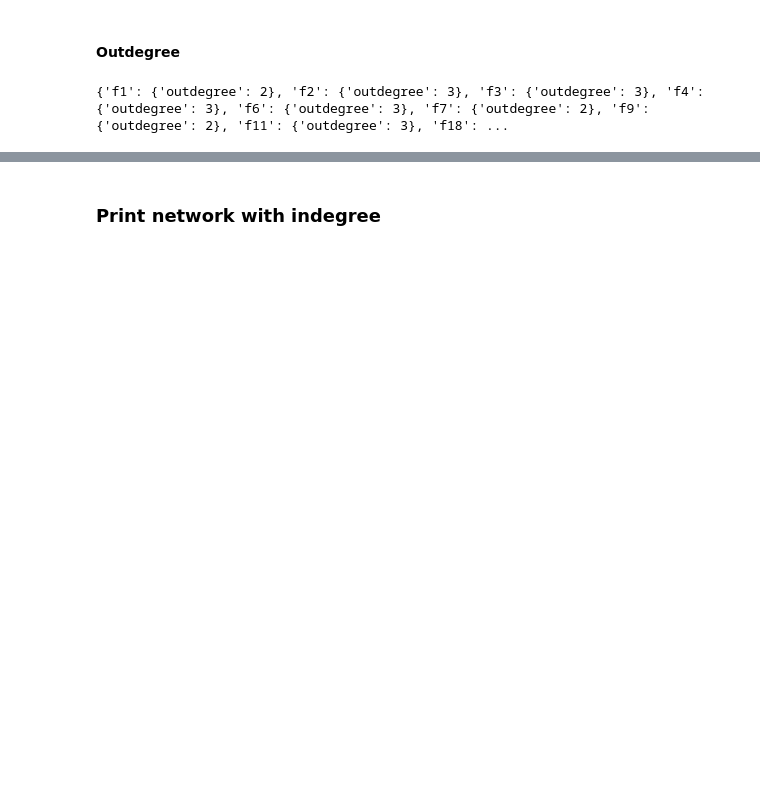
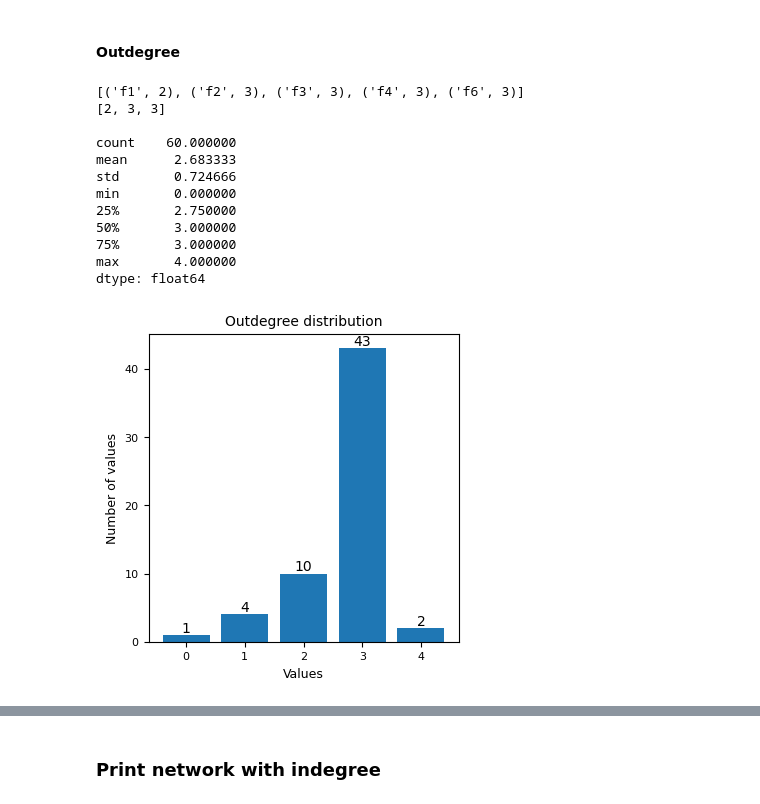
Before and after one commit to Sciences-historiques-numeriques/histoire_numerique_methodes, a Jupyter notebook: analyse_reseaux/pajek_book/chapter3.ipynb, the cells around one changed output, grey strips where cells are left out. Saved outputs shown, nothing was run; the diff lists cells and outputs as text; code cells hidden in the pictures; blank space fills up the shorter version.

```diff
--- a/analyse_reseaux/pajek_book/chapter3.ipynb
+++ b/analyse_reseaux/pajek_book/chapter3.ipynb
@@ -288,11 +258,22 @@ print(list(G.nodes.data())[:3])
 # %%
 ### Calculate the indegree for all nodes
 print(list(G.out_degree())[:5])
 
 l_od = [d[1] for d in G.out_degree()]
-print(l_od[:3])
+print(l_od[:3], '\n')
+
+naf.describe_plot_integers_distribution(l_od, 4,4, 'Outdegree distribution')
+# %% [output]
+[('f1', 2), ('f2', 3), ('f3', 3), ('f4', 3), ('f6', 3)]
+[2, 3, 3]
+
+count    60.000000
+mean      2.683333
+std       0.724666
+min       0.000000
+25%       2.750000
+50%       3.000000
+75%       3.000000
+max       4.000000
+dtype: float64
+[figure, added]
-# %%
-outdegree = dict([(d[0], {'outdegree': d[1]}) for d in G.out_degree()])
-print(outdegree)
-# %% [output]
-{'f1': {'outdegree': 2}, 'f2': {'outdegree': 3}, 'f3': {'outdegree': 3}, 'f4': {'outdegree': 3}, 'f6': {'outdegree': 3}, 'f7': {'outdegree': 2}, 'f9': {'outdegree': 2}, 'f11': {'outdegree': 3}, 'f18': ...
```
Also changed, not shown: parts of 39 cells of this notebook, 1 other file.
